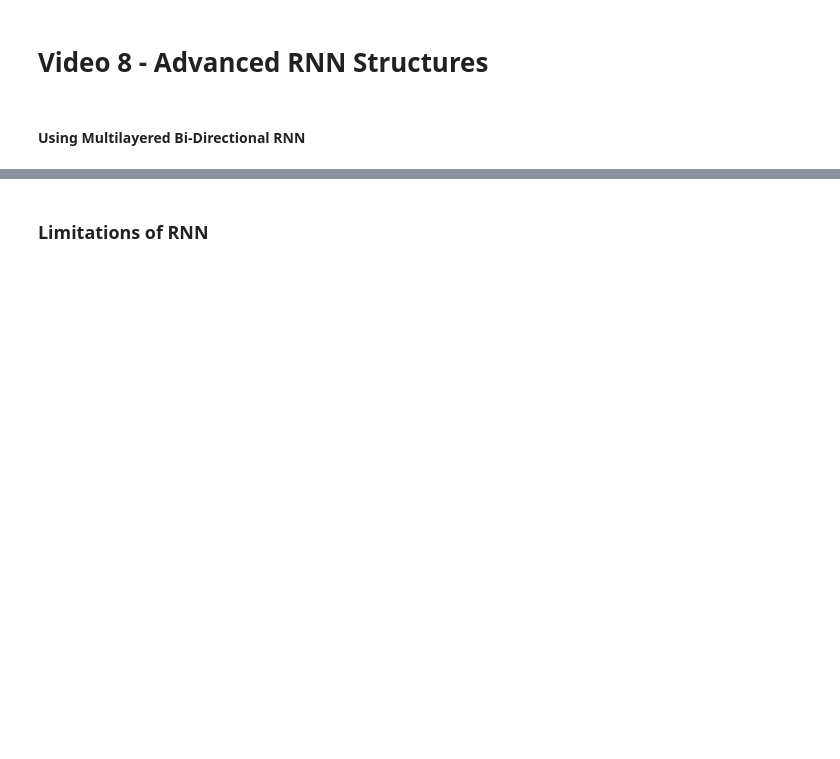
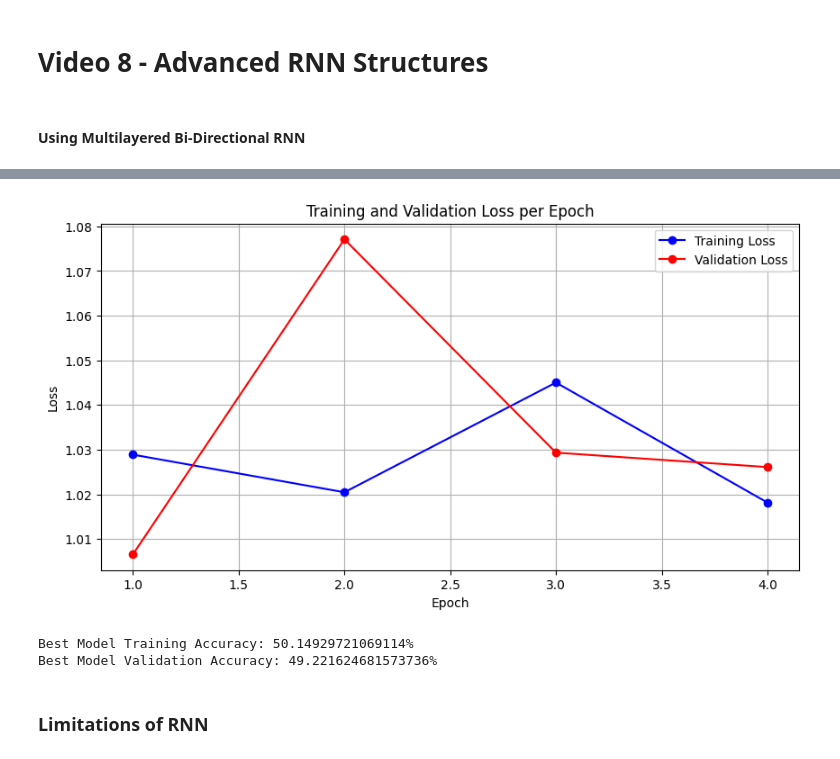
Before and after one commit to aquilina-barhouche/GenAI-Pinnacle-Program, a Jupyter notebook: 06_NLP_using_PyTorch/Assignments/Assignment 2/M3V6_Draft.ipynb, the cells around one changed output, grey strips where cells are left out. Cells and saved outputs as stored; diff of their text form; code cells hidden in the pictures; blank space fills up the shorter version.

```diff
--- a/06_NLP_using_PyTorch/Assignments/Assignment 2/M3V6_Draft.ipynb
+++ b/06_NLP_using_PyTorch/Assignments/Assignment 2/M3V6_Draft.ipynb
@@ -289,13 +473,11 @@ class SentimentBiRNN(nn.Module):
         out = self.dropout(out)
         # Get the last time step's output for the fully connected layer
         out = self.fc(out[:, -1, :])
-        # Apply sigmoid to the output layer
-        out = torch.sigmoid(out)
         return out
 # %%
 # Initialize model, loss function, and optimizer
 model = SentimentBiRNN(input_size, hidden_size, output_size, num_layers, dropout_rate)
-criterion = nn.BCELoss()
+criterion = nn.CrossEntropyLoss()
 optimizer = optim.Adam(model.parameters(), lr=learning_rate)
 # %%
 #Training loop
@@ -319,7 +501,7 @@ for epoch in range(num_epochs):
         optimizer.zero_grad()
         outputs = model(inputs)
         outputs = outputs.squeeze()
-        loss = criterion(outputs, labels.float())
+        loss = criterion(outputs, labels.long())
         loss.backward()
         optimizer.step()
         total_loss += loss.item()
@@ -332,7 +514,7 @@ for epoch in range(num_epochs):
         for inputs, labels in val_loader:
             val_outputs = model(inputs)
             val_outputs = val_outputs.squeeze()
-            val_loss = criterion(val_outputs, labels.float())
+            val_loss = criterion(val_outputs, labels.long())
             total_val_loss += val_loss.item()
             val_count += 1
     average_val_loss = total_val_loss / val_count
@@ -365,10 +547,4 @@ plt.ylabel('Loss')
 plt.legend()
 plt.grid(True)
 plt.show()
-
-# Load the best model and calculate accuracy only for that
-model.load_state_dict(torch.load('bidirectional_best_model.pth'))
-train_accuracy = calculate_accuracy(train_loader)
-val_accuracy = calculate_accuracy(val_loader)
-print(f'Best Model Training Accuracy: {train_accuracy}%')
-print(f'Best Model Validation Accuracy: {val_accuracy}%')
+# %% [output]
@@ -375,3 +557,14 @@ print(f'Best Model Validation Accuracy: {val_accuracy}%')
+[figure, added]
+# %%
+# Load the best model and calculate accuracy only for that
+model.load_state_dict(torch.load('bidirectional_best_model.pth'))
+train_accuracy = calculate_accuracy(train_loader, model)
+val_accuracy = calculate_accuracy(val_loader, model)
+print(f'Best Model Training Accuracy: {train_accuracy}%')
+print(f'Best Model Validation Accuracy: {val_accuracy}%')
+# %% [output]
+Best Model Training Accuracy: 50.14929721069114%
+Best Model Validation Accuracy: 49.221624681573736%
 # %% [markdown]
 ### Limitations of RNN
 # %% [markdown]
```
Also changed, not shown: parts of 42 cells of this notebook, 14 other files.
